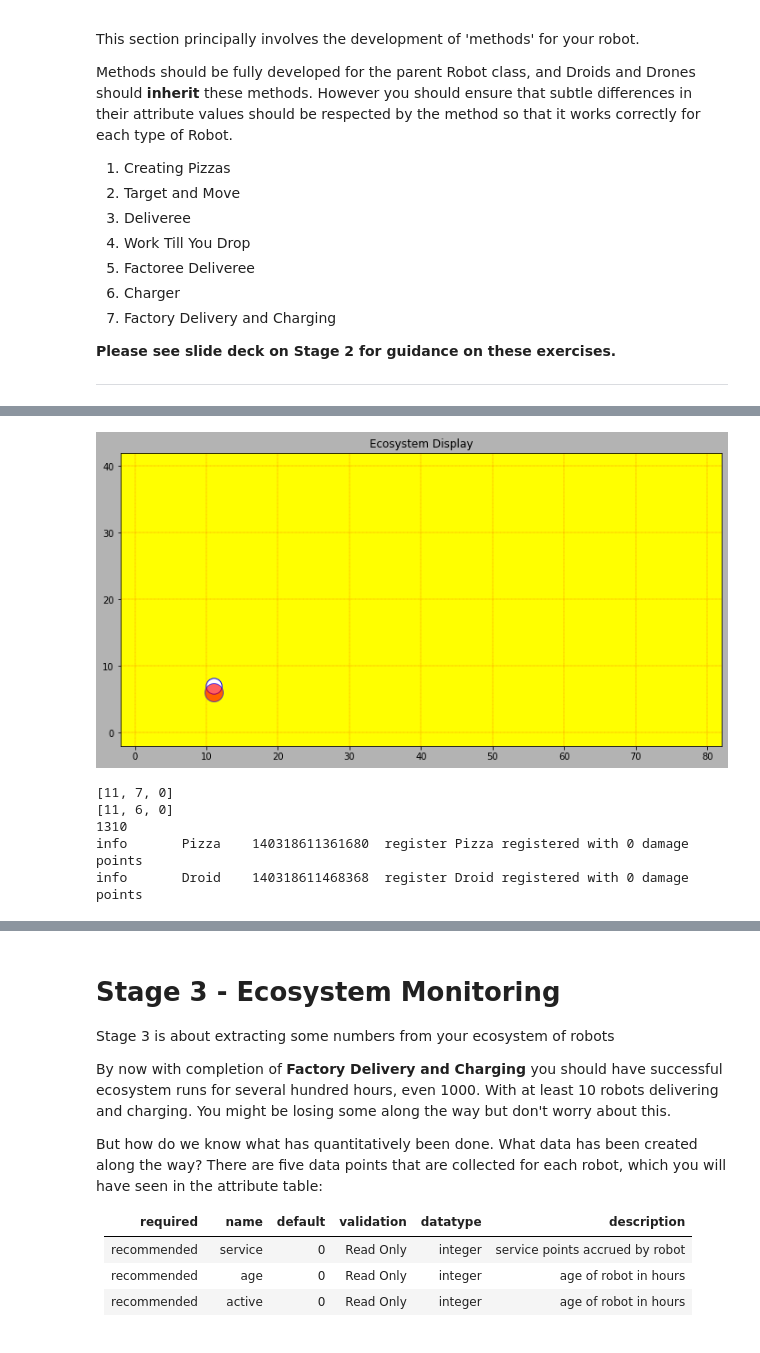
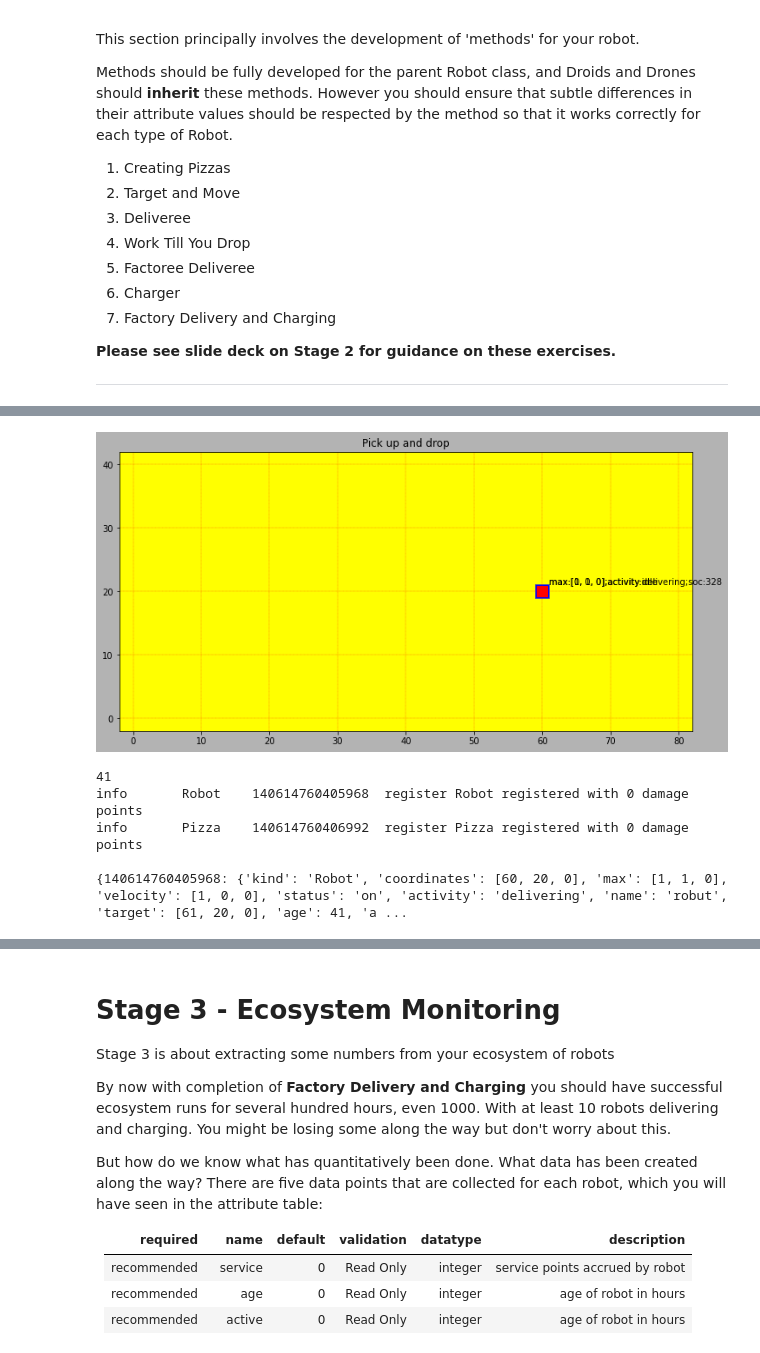
Before and after one commit to Chrouim/delT, a Jupyter notebook: Jupyter_Notebook_21WSA010_Coursework_V3_2.ipynb, the cells around one changed output, grey strips where cells are left out. Drawn from its saved outputs; the diff is of its cells as text; code cells hidden in the pictures.

```diff
--- a/Jupyter_Notebook_21WSA010_Coursework_V3_2.ipynb
+++ b/Jupyter_Notebook_21WSA010_Coursework_V3_2.ipynb
@@ -1221,19 +1221,21 @@ class Robot:                          #Creating a Robot class
 
   def move(self):
       for i in [0, 1]:
-        if self.coordinates[i] <  self.target[i]:
-          if self.max[i] >= abs(self.target[i] - self.coordinates[i]):        #Change from max velocity for a move if it goes beyond the target point
-            self.velocity[i] =  self.target[i] - self.coordinates[i]     #Set velocity to max if the robot's coordinates are below the target coordinates
+        if self.coordinates[i] <  self.target[i]:                          #Setting the velocity when the robot is below the target
+          if self.max[i] > abs(self.target[i] - self.coordinates[i]):     #Change from max velocity to the maximum needed for a move if it goes beyond the target point
+            self.velocity[i] =  self.target[i] - self.coordinates[i]
           else:
-            self.velocity[i] = self.max[i]
-        elif self.coordinates[i] >  self.target[i]:                        #Set velocity to negative max to go in the opposite direction if the robot's coordinates are above the target coordinates
-          if self.max[i] >= abs(self.coordinates[i] - self.target[i]):
+            self.velocity[i] = self.max[i]                                 #Setting velocity to max if the max velocity is the same as the final move to the target
+
+        elif self.coordinates[i] >  self.target[i]:                        #Setting velocity if the robot is above the target
+          if self.max[i] > abs(self.coordinates[i] - self.target[i]):
             self.velocity[i] = self.target[i] - self.coordinates[i]
           else:
-            self.velocity[i] = -self.max[i]
+            self.velocity[i] = -self.max[i]                                #Setting velocity to negative max if the max velocity is the same as the final move to the target
+
         else:
-          self.velocity[i] = 0                                              #Set velocity to 0 when robot's coordinates are the same as the target coordinates
-        self.coordinates[i] += self.velocity[i]
+          self.velocity[i] = 0                                             #Set velocity to 0 when robot's coordinates are the same as the target coordinates
+        self.coordinates[i] += self.velocity[i]                            #Increment the velocity everytime it goes through the loop
 
 
 
@@ -1560,56 +1536,55 @@ print(droid.coordinates)
 print(droid.soc)
 
 print(ecosystem.messages)
-# %% [output]
-[figure, removed]
-[11, 7, 0]
-[11, 6, 0]
-1310
-info       Pizza    140318611361680  register Pizza registered with 0 damage points
-info       Droid    140318611468368  register Droid registered with 0 damage points
 # %%
 ##############################################################
 # @title Deliveree [code] {display-mode: "code"}
 ##############################################################
 # Deliver a delivery code cell.
 # A registered robot enters the loop and is avialable to deliver pizza.
 # When delivered move the robot off the pizza and becomes idle.
 # End the loop using the ecosystems count_operational attribute.
 # Tip - use the Robot 'busy' activity to move off, but not be given another pizza!
 
 
 ecosystem = Ecosystem()
 ecosystem.display_on_update = True
-ecosystem.duration = 10
+ecosystem.duration = 40
 ecosystem.display_parameters['title'] = 'Pick up and drop'
 ecosystem.display_parameters['annotations'] = ['max','soc','activity']
 
-robut = Robot('robut')
+robut = Robot('robut')                   #Instantiating a robot
 ecosystem.register(robut)
-robut.activity = 'available'
+robut.activity = 'available'             #Setting robot's actvity to make it available to deliver pizzas
 
 while ecosystem.stop == False and ecosystem.count_operational !=0:
   if robut.activity == 'available':
-    pizza = ecosystem.create('Pizza')
-    pizza.status = 'awaiting transport'
-    robut.cargo = pizza
+    pizza = ecosystem.create('Pizza')                                   #Creating a pizza if the robot is available
+    robut.cargo = pizza                                                 #Adding pizza as the robot's cargo
     robut.activity = 'delivering'
   if robut.activity == 'delivering':
     if robut.cargo.status == 'awaiting_collection':
-      robut.target = robut.cargo.coordinates
+      robut.target = robut.cargo.coordinates                           #Robot's destination is the cargo's location
       robut.move()
     elif robut.cargo.status == 'in_transit':
-      robut.target = robut.cargo.target
+      robut.target = robut.cargo.target                                #Robot's destination is the cargo's target
       robut.move()
     elif robut.cargo.status == 'delivered':
-      robut.cargo = None
-      robut.activity = 'idle'
+      robut.cargo = None                                               #The Robot has emptied its cargo
+      robut.activity = 'idle'                                          #The robot is idling so will not deliver any pizzas
       robut.move()
   ecosystem.update()
   print(ecosystem.hour)
 
 print(ecosystem.messages)
 print(ecosystem.robot_register)
+# %% [output]
+[figure, added]
+41
+info       Robot    140614760405968  register Robot registered with 0 damage points
+info       Pizza    140614760406992  register Pizza registered with 0 damage points
+
+{140614760405968: {'kind': 'Robot', 'coordinates': [60, 20, 0], 'max': [1, 1, 0], 'velocity': [1, 0, 0], 'status': 'on', 'activity': 'delivering', 'name': 'robut', 'target': [61, 20, 0], 'age': 41, 'a ...
 # %%
 ##############################################################
 # @title Work Till You Drop [code] {display-mode: "code"}
```
Also changed, not shown: parts of 10 cells of this notebook.
